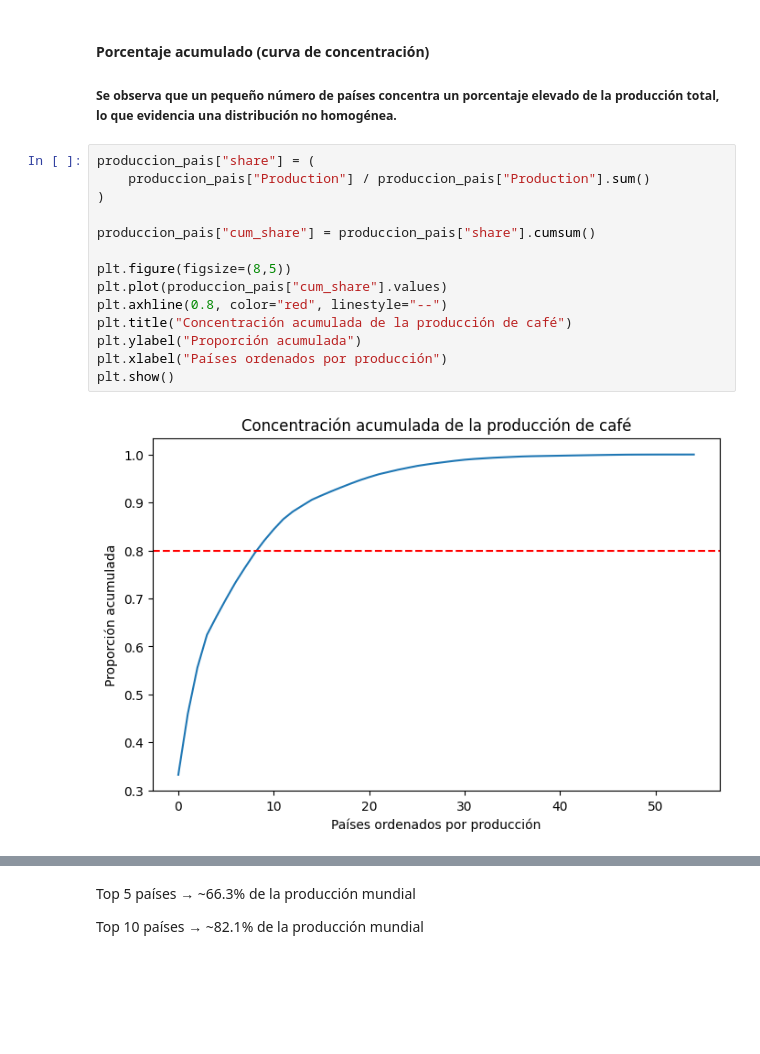
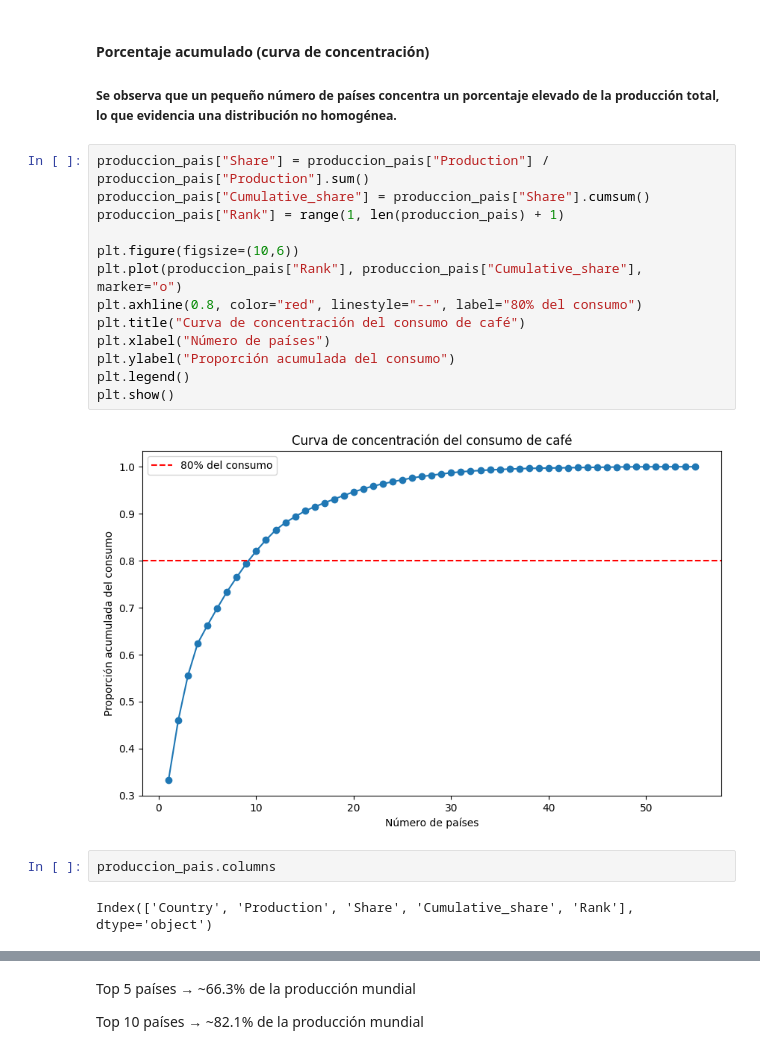
Before and after one commit to lucia-luzuriaga/EDA_Mercado_global_del_cafe, a Jupyter notebook: main.ipynb, the cells around one changed output, grey strips where cells are left out. Cells and saved outputs as stored; diff of their text form; blank space fills up the shorter version.

```diff
--- a/main.ipynb
+++ b/main.ipynb
@@ -189,20 +189,23 @@ plt.show()
 # %% [markdown]
 #### Porcentaje acumulado (curva de concentración)
 ##### Se observa que un pequeño número de países concentra un porcentaje elevado de la producción total, lo que evidencia una distribución no homogénea.
-# %%
-produccion_pais["share"] = (
-    produccion_pais["Production"] / produccion_pais["Production"].sum()
-)
-
-produccion_pais["cum_share"] = produccion_pais["share"].cumsum()
-
-plt.figure(figsize=(8,5))
-plt.plot(produccion_pais["cum_share"].values)
-plt.axhline(0.8, color="red", linestyle="--")
-plt.title("Concentración acumulada de la producción de café")
-plt.ylabel("Proporción acumulada")
-plt.xlabel("Países ordenados por producción")
-plt.show()
-# %% [output]
-[figure, removed]
+# %%
+produccion_pais["Share"] = produccion_pais["Production"] / produccion_pais["Production"].sum()
+produccion_pais["Cumulative_share"] = produccion_pais["Share"].cumsum()
+produccion_pais["Rank"] = range(1, len(produccion_pais) + 1)
+
+plt.figure(figsize=(10,6))
+plt.plot(produccion_pais["Rank"], produccion_pais["Cumulative_share"], marker="o")
+plt.axhline(0.8, color="red", linestyle="--", label="80% del consumo")
+plt.title("Curva de concentración del consumo de café")
+plt.xlabel("Número de países")
+plt.ylabel("Proporción acumulada del consumo")
+plt.legend()
+plt.show()
+# %% [output]
+[figure, added]
+# %%
+produccion_pais.columns
+# %% [output]
+Index(['Country', 'Production', 'Share', 'Cumulative_share', 'Rank'], dtype='object')
 # %%
```
Also changed, not shown: parts of 2 cells of this notebook.
